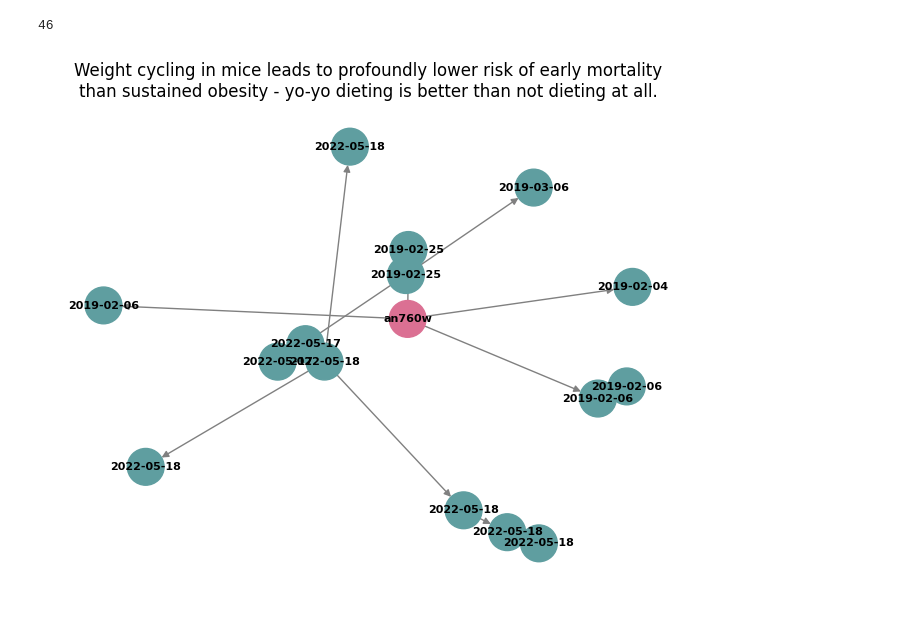
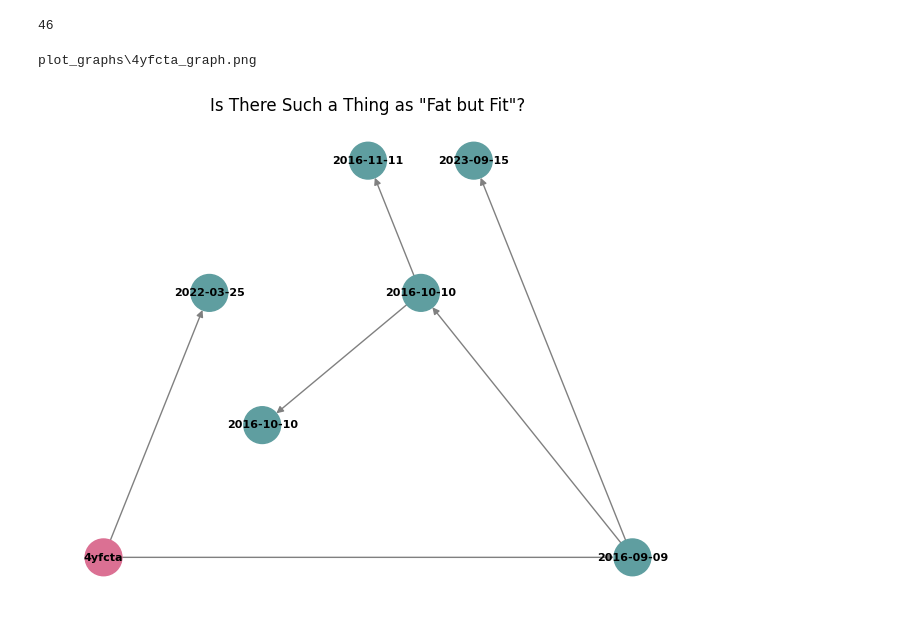
Before and after one commit to AxueWithoutU/si507_final_project, a Jupyter notebook: final_project_tester.ipynb, the cells around one changed output. Drawn from its saved outputs; the diff is of its cells as text; code cells hidden in the pictures.

Commit message:
added optional path settings for saving PNGs

```diff
--- a/final_project_tester.ipynb
+++ b/final_project_tester.ipynb
@@ -179,23 +180,24 @@ def add_nodes_and_edges(G, comment):
 def plotGraph(post_data):
     G = nx.DiGraph()
 
-    # Add root node for the post
+    # add root node for the post
     root_id = post_data["submission_id"]
-    G.add_node(root_id, label=root_id, color="palevioletred")  # Set root node color to red
+    G.add_node(root_id, label=root_id, color="palevioletred")  # set root node color to red
 
-    # Add edges from the post to top-level comments
+    # add edges from the post to top-level comments
     for comment in post_data.get("comments", []):
-        G.add_node(comment["comment_id"], label=convert_timestamp(comment["timestamp"]), color="cadetblue")  # Set other nodes color to blue
+        # set color for nodes surrounding root node
+        G.add_node(comment["comment_id"], label=convert_timestamp(comment["timestamp"]), color="cadetblue")
         G.add_edge(root_id, comment["comment_id"])
         add_nodes_and_edges(G, comment)
 
-    # Plot the graph
-    pos = nx.spring_layout(G, seed=42)  # Seed for reproducibility
+    # plot graph, ADJUST LAYOUT HERE
+    pos = nx.planar_layout(G)
 
-    # Get node colors based on the 'color' attribute
+    # get node colors based on 'color' attribute
     node_colors = [G.nodes[node]["color"] for node in G.nodes]
 
-    # Get node labels based on the 'label' attribute
+    # get node labels based on 'label' attribute
     node_labels = {node: G.nodes[node]["label"] for node in G.nodes}
 
     nx.draw(
@@ -213,9 +215,15 @@ def plotGraph(post_data):
 
     # Save the plot with the post title
     plt.title(splitTitle(post_data["title"]))
-    plt.savefig(f"{post_data['submission_id']}_graph.png")
+    folder_path = "plot_graphs"
+    os.makedirs(folder_path, exist_ok=True)  # Create the folder if it doesn't exist
+    file_path = os.path.join(folder_path, f"{post_data['submission_id']}_graph.png")
+    print(file_path)
+    # plt.savefig(file_path)
     plt.show()
+    plt.show()
 # %%
-plotGraph(posts_with_comments[1])
+plotGraph(posts_with_comments[13])
 # %% [output]
+plot_graphs\4yfcta_graph.png
-[figure, old version]
+[figure, new version]
```
Also changed, not shown: parts of 2 cells of this notebook.
